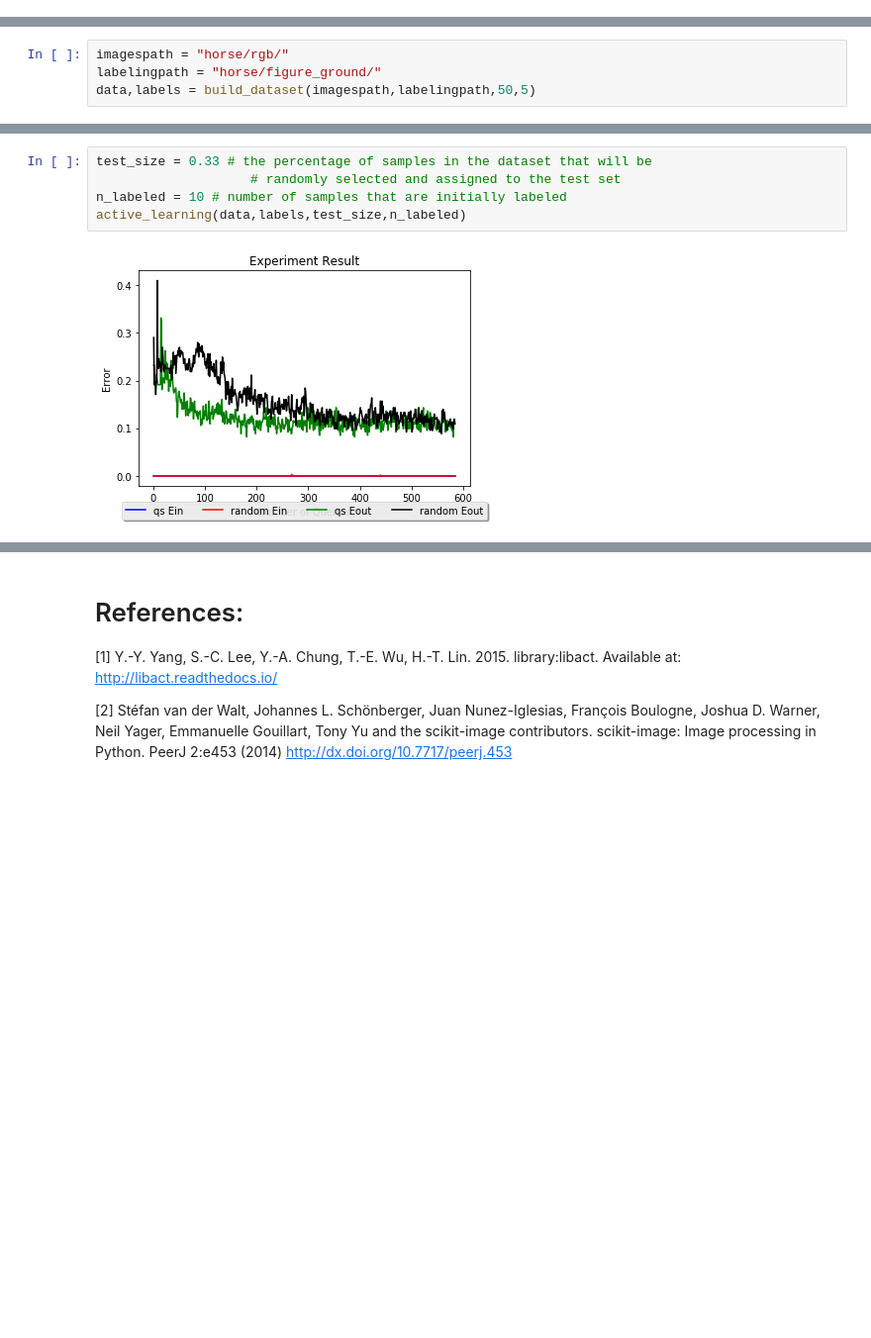
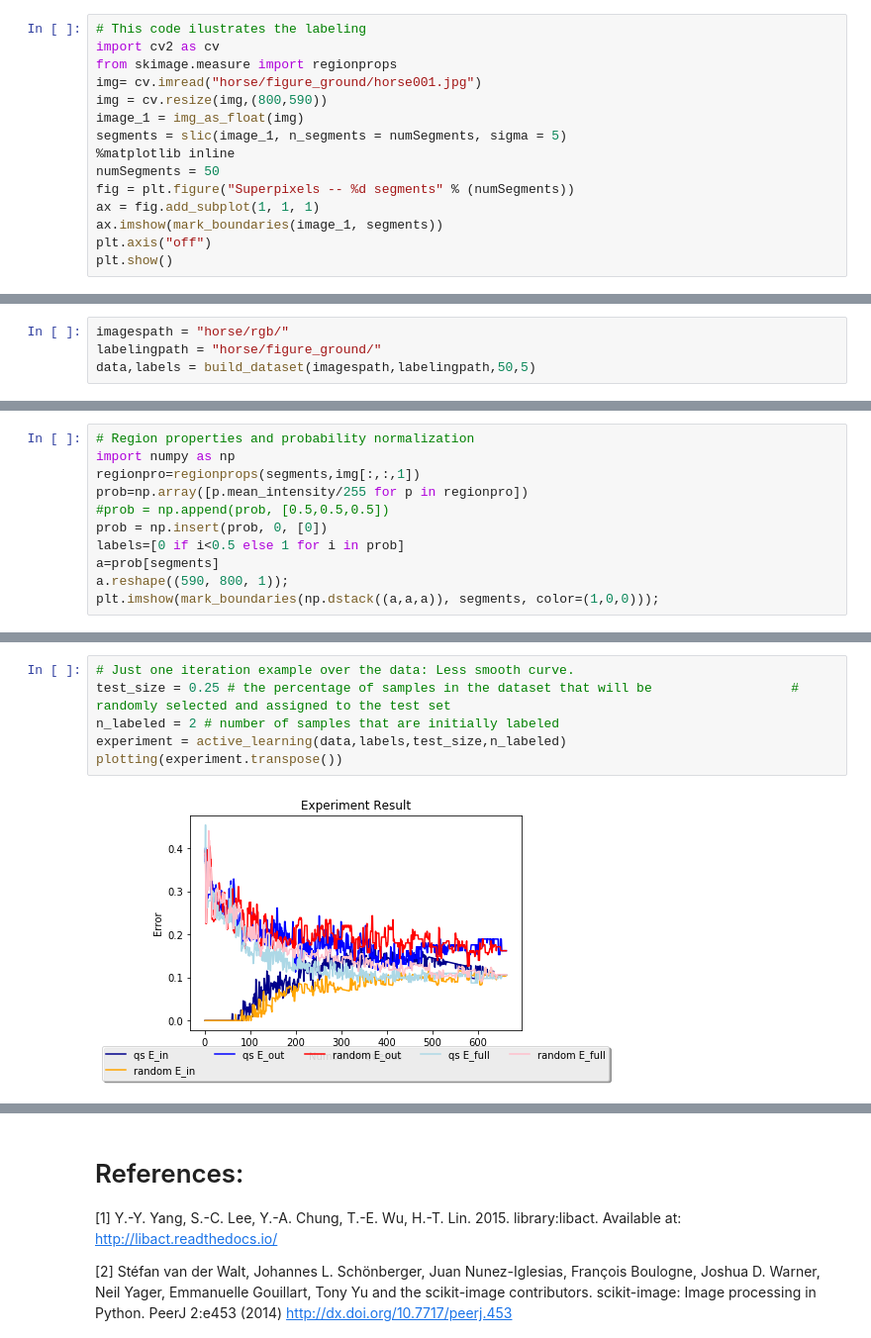
Before and after one commit to piperod/Activelearning-Slic, a Jupyter notebook: ActiveLearning-SuperPixels.ipynb, the cells around one changed output, grey strips where cells are left out. Shown: that part at 99% size. Saved outputs shown, nothing was run; the diff lists cells and outputs as text; blank space fills up the shorter version.

```diff
--- a/ActiveLearning-SuperPixels.ipynb
+++ b/ActiveLearning-SuperPixels.ipynb
@@ -42,0 +48,15 @@ widgets.interactive(slic_demo,numSegments=slider)
+# %%
+# This code ilustrates the labeling
+import cv2 as cv
+from skimage.measure import regionprops
+img= cv.imread("horse/figure_ground/horse001.jpg")
+img = cv.resize(img,(800,590))
+image_1 = img_as_float(img)
+segments = slic(image_1, n_segments = numSegments, sigma = 5)
+%matplotlib inline
+numSegments = 50
+fig = plt.figure("Superpixels -- %d segments" % (numSegments))
+ax = fig.add_subplot(1, 1, 1)
+ax.imshow(mark_boundaries(image_1, segments))
+plt.axis("off")
+plt.show()
@@ -191,0 +226,11 @@ We can observe the boosting strategy, with f1 score, come closer to the results
+# %%
+# Region properties and probability normalization
+import numpy as np
+regionpro=regionprops(segments,img[:,:,1])
+prob=np.array([p.mean_intensity/255 for p in regionpro])
+#prob = np.append(prob, [0.5,0.5,0.5])
+prob = np.insert(prob, 0, [0])
+labels=[0 if i<0.5 else 1 for i in prob]
+a=prob[segments]
+a.reshape((590, 800, 1));
+plt.imshow(mark_boundaries(np.dstack((a,a,a)), segments, color=(1,0,0)));
@@ -268,7 +337,8 @@ def active_learning(data,labels,test_size,n_labeled):
 # %%
-test_size = 0.33 # the percentage of samples in the dataset that will be
-                    # randomly selected and assigned to the test set
-n_labeled = 10 # number of samples that are initially labeled
-active_learning(data,labels,test_size,n_labeled)
+# Just one iteration example over the data: Less smooth curve.
+test_size = 0.25 # the percentage of samples in the dataset that will be                  # randomly selected and assigned to the test set
+n_labeled = 2 # number of samples that are initially labeled
+experiment = active_learning(data,labels,test_size,n_labeled)
+plotting(experiment.transpose())
 # %% [output]
-[figure, old version]
+[figure, new version]
```
Also changed, not shown: parts of 26 cells of this notebook, 2 other files.
